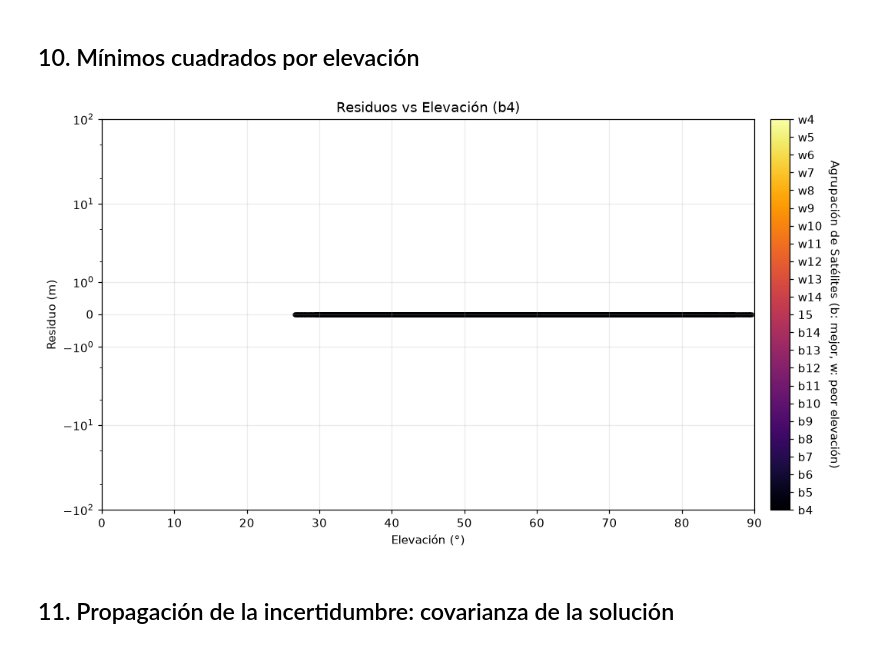
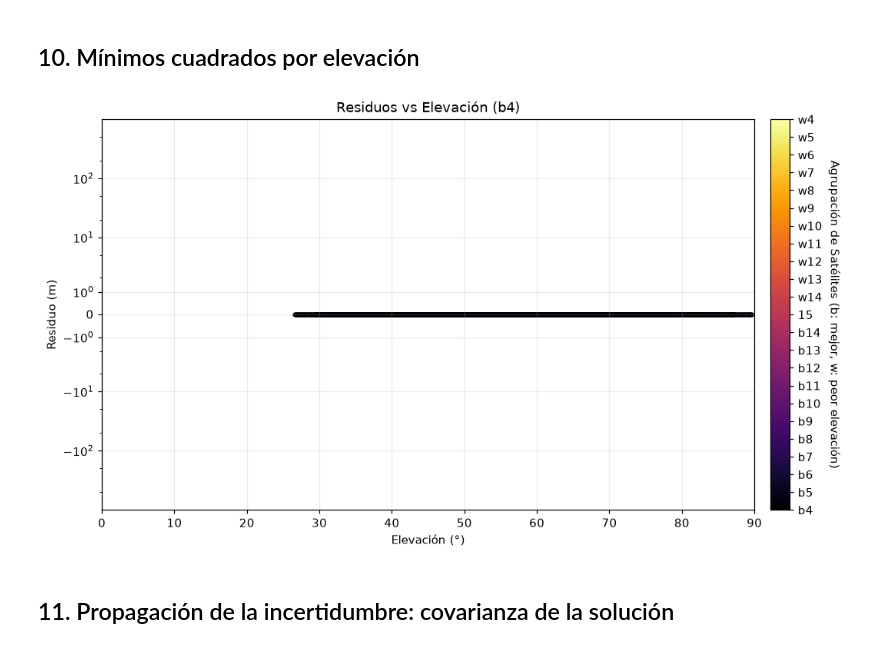
Before and after one commit to S4GC/Geopositioning-and-Navigation, a Jupyter notebook: GNSS/gnss_estimacion_posicion_animaciones.ipynb, the cells around one changed output. Cells and saved outputs as stored; diff of their text form; code cells hidden in the pictures.

```diff
--- a/GNSS/gnss_estimacion_posicion_animaciones.ipynb
+++ b/GNSS/gnss_estimacion_posicion_animaciones.ipynb
@@ -123,42 +123,3 @@ def resolver_epoca(S, P, W=None, tol=0, maxit=10):
 def covarianza_enu(Q):
     T = np.block([[RM, np.zeros((3, 1))], [np.zeros((1, 3)), np.ones((1, 1))]])
     return T @ Q @ T.T
-# %%
-# =============================================================================
-# PROCESAMIENTO POR ÉPOCAS Y AGRUPACIONES
-# =============================================================================
-resultados = []
-epocas = sorted(D.t.unique())
-
-for t in tqdm(epocas):
-    g = D[D.t == t].sort_values("el", ascending=False).reset_index(drop=True)
-    n_sv = len(g)
-    if n_sv < 4: continue
-
-    agrupaciones = []
-    # De 4 a N satélites (desde arriba)
-    for i in range(4, n_sv + 1): agrupaciones.append(g.iloc[:i])
-    # Quitando desde arriba hasta llegar a los 4 peores
-    for i in range(1, n_sv - 3): agrupaciones.append(g.iloc[i:])
-
-    for idx_agrup, sub_g in enumerate(agrupaciones):
-        S = sub_g[["xs", "ys", "zs"]].values
-        P = sub_g.P1.values + C * sub_g.dts.values
-
-        try:
-            x, v, Q, hist = resolver_epoca(S, P)
-            Qenu = covarianza_enu(Q)
-            q_diag = np.diag(Qenu)
-            sigma0 = np.sqrt(v @ v / (len(v) - 4)) if len(v) > 4 else 0
-            enu_err = RM @ (x[:3] - RX)
-
-            resultados.append({
-                "t": t, "agrup_idx": idx_agrup, "frac_agrup": idx_agrup / max(1, len(agrupaciones)-1),
-                "E": enu_err[0], "N": enu_err[1], "U": enu_err[2],
-                "sigma0": sigma0, "Sigma": (sigma0**2) * Qenu[:2, :2] if sigma0 > 0 else np.zeros((2,2)),
-                "PDOP": np.sqrt(q_diag[:3].sum()), "HDOP": np.sqrt(q_diag[:2].sum()), "VDOP": np.sqrt(q_diag[2]),
-                "hist": hist, "el": sub_g.el.values, "res": v, "az": sub_g.az.values, "sv": sub_g.sv.values
-            })
-        except np.linalg.LinAlgError: pass
-
-df_res = pd.DataFrame(resultados)
@@ -272,35 +308,37 @@ pbar.close()
 # Animación 3: Residuos vs Elevación (Frame = Agrupación)
 fig3, ax3 = plt.subplots(figsize=(12, 6))
 
 cbar = fig1.colorbar(sm, ax=ax3, pad=0.02)
 cbar.set_label("Agrupación de Satélites (b: mejor, w: peor elevación)", rotation=270, labelpad=15)
 
 # Asignar posiciones y etiquetas personalizadas
 tick_positions = np.linspace(0, max_agrup, len(cbar_labels))
 cbar.set_ticks(tick_positions)
 cbar.set_ticklabels(cbar_labels)
 
 pbar = tqdm(total=(max_agrup + 1), desc="Procesando Animación")
 
 def update_fig3(agrup_val):
      # Identificador textual para el título (ej. b4, N, w4, etc.)
     idx_label = int(np.round((agrup_val / max_agrup) * (len(cbar_labels) - 1)))
     label_actual = cbar_labels[idx_label] if idx_label < len(cbar_labels) else f"Agrup {agrup_val}"
 
     ax3.clear()
-    ax3.set(xlabel="Elevación (°)", ylabel="Residuo (m)", title=f"Residuos vs Elevación ({label_actual})", ylim=(-1e2, 1e2), xlim=(0, 90), yscale="asinh")
+    ax3.set(xlabel="Elevación (°)", ylabel="Residuo (m)", title=f"Residuos vs Elevación ({label_actual})",
+            ylim=(-1e3, 1e3), xlim=(0, 90),
+            yscale="asinh")
     datos_a = df_res[df_res.agrup_idx == agrup_val]
     color = cmap(agrup_val / max_agrup)
     if not datos_a.empty:
         els, resids = np.concatenate(datos_a.el.values), np.concatenate(datos_a.res.values)
         ax3.scatter(els, resids, color=color, alpha=0.5, s=10)
     ax3.grid(True, alpha=0.25)
     pbar.update(1)
 anim3 = FuncAnimation(fig3, update_fig3, frames=range(max_agrup + 1), interval=max(1e4//(max_agrup + 1),1000))
 anim3.save('anim3.mp4')
 pbar.close()
 # %% [output]
-[figure, old version]
+[figure, new version]
 # %% [markdown]
 ## 11. Propagación de la incertidumbre: covarianza de la solución
 # %%
```
Also changed, not shown: parts of 4 cells of this notebook, 7 other files.
